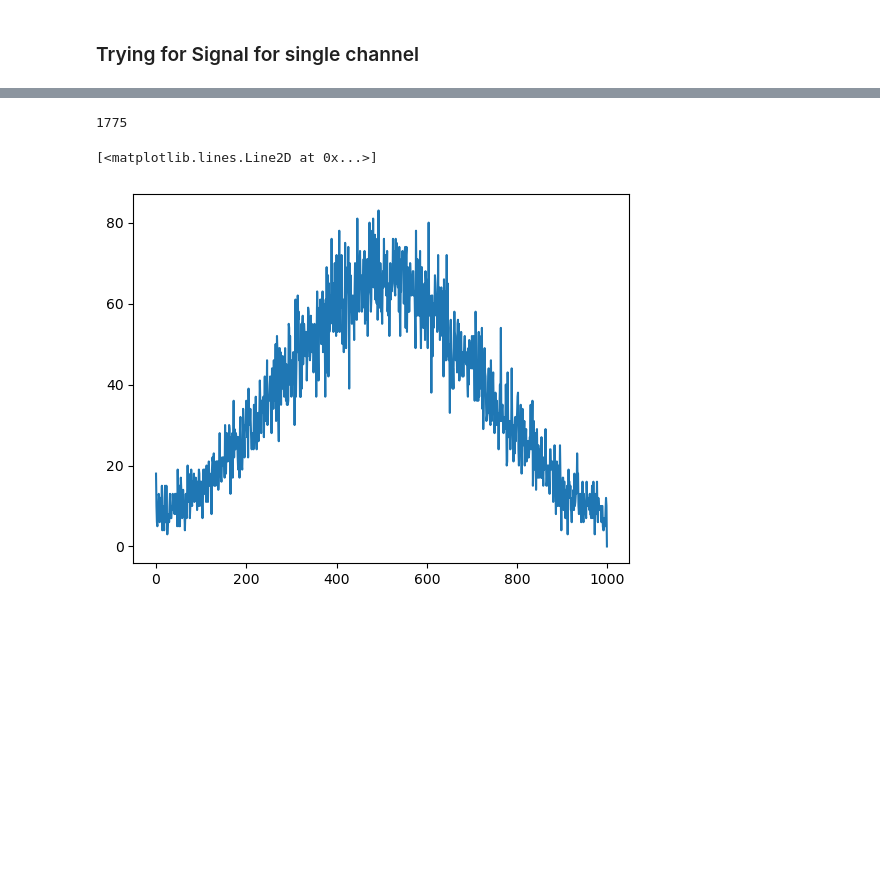
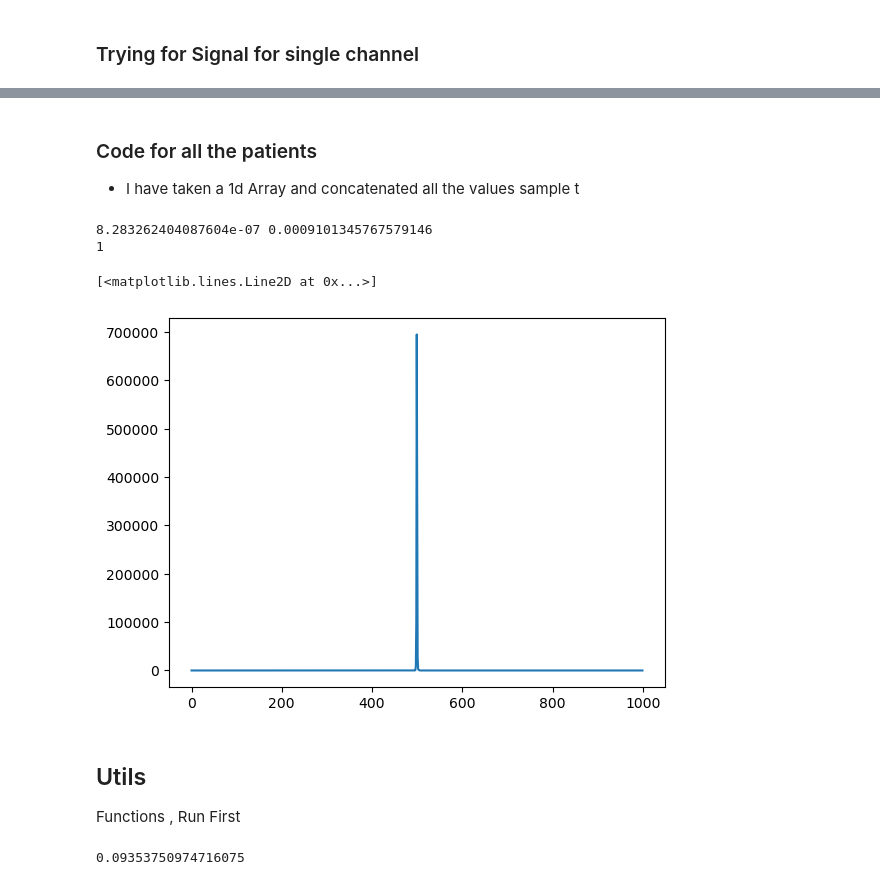
Before and after one commit to Abhishekdileep/EEG_data_classifier, a Jupyter notebook: gaussian_ka_lrt.ipynb, the cells around one changed output, grey strips where cells are left out. Drawn from its saved outputs; the diff is of its cells as text; code cells hidden in the pictures; blank space fills up the shorter version.

```diff
--- a/gaussian_ka_lrt.ipynb
+++ b/gaussian_ka_lrt.ipynb
@@ -95,9 +127,8 @@ plt.plot(fp_arr , tp_arr)
 # %% [markdown]
 ### Trying for Signal for single channel
 # %%
-from utils import patient_list , Get_Np_Signal
-
-healthy , epiliptic = patient_list("F:/Documents/EE531/Project/EEG Data for Project")
+healthy , epiliptic = patient_list_raw("F:/Documents/EE531/Project/EEG Data for Project")
+healthy_info , epiliptic_info = patient_list_info("F:/Documents/EE531/Project/EEG Data for Project")
 # %% [output]
 Opening raw data file F:/Documents/EE531/Project/EEG Data for Project/Healthy\HRV010_NewEpoch 3.fif...
 Isotrak not found
@@ -300,9 +319,24 @@ Isotrak not found
+# %% [markdown]
+### Code for all the patients
+- I have taken a 1d Array and concatenated all the values sample t
 # %%
-healthy_0 = Get_Np_Signal(healthy[0])[0]
-healthy_plot = make_histogram(healthy_0 , np.mean(healthy_0) , np.std(healthy_0) )
-healthy_0 = np.convolve(healthy_0, np.array([1, 1, 1, 1])/4)
+all_patients = np.array((1,))
+for indx_raw , indx_info in zip(healthy, healthy_info):
+    pt_raw = Get_Np_Signal(indx_raw)[0]
+    # if indx_info['sfreq'] != 125 :
+      #this is just to see if i can try using convolve and bring the spike down
+    pt_raw = np.convolve( pt_raw ,  np.array([ 1, 0 , 1 ])/3 )
+    pt_raw = pt_raw.reshape(-1,)
+    all_patients = np.concatenate([all_patients , pt_raw])
+print(np.mean(all_patients) , np.std(all_patients))
+healthy_plot = make_histogram(all_patients , np.mean(all_patients) , np.std(all_patients) )
+# healthy_0 = np.convolve(healthy_0, np.array([1, 1, 1, 1])/4)
 plt.plot(healthy_plot)
 # %% [output]
-1775
+8.283262404087604e-07 0.0009101345767579146
+1
 [<matplotlib.lines.Line2D at 0x...>]
-[figure, old version]
+[figure, new version]
+# %% [markdown]
+## Utils
+ Functions , Run First
@@ -308,0 +382,4 @@ plt.plot(healthy_plot)
+# %%
+step_size
+# %% [output]
+0.09353750974716075
```
Also changed, not shown: parts of 15 cells of this notebook, 9 other files.
